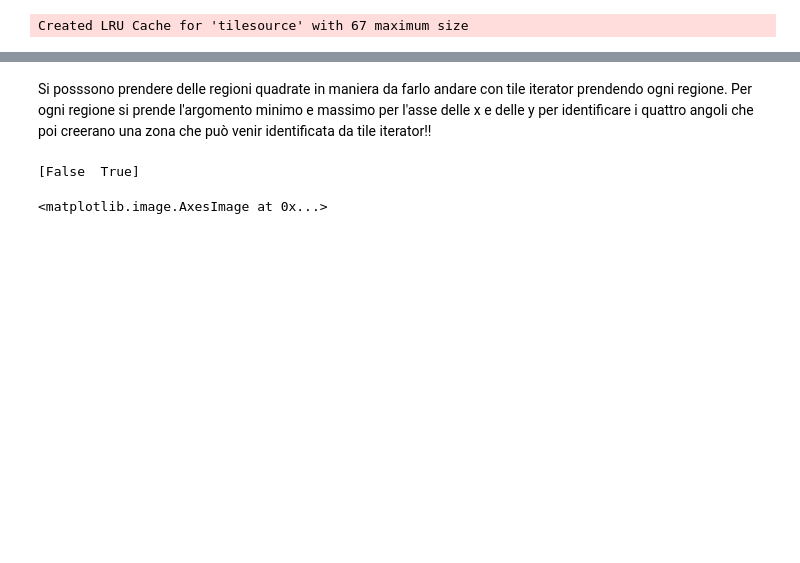
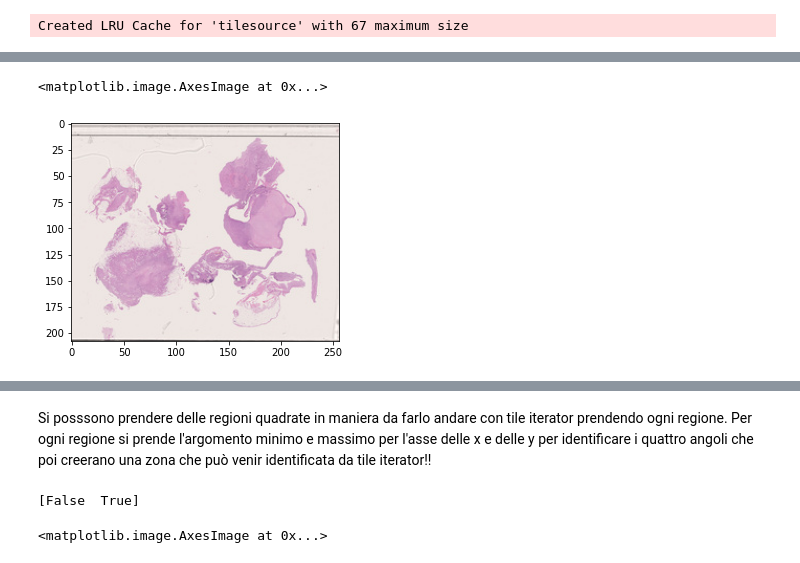
Before and after one commit to davibuss/Bioinformatics, a Jupyter notebook: PatientNet.ipynb, the cells around one changed output, grey strips where cells are left out. Cells and saved outputs as stored; diff of their text form; code cells hidden in the pictures; blank space fills up the shorter version.

```diff
--- a/PatientNet.ipynb
+++ b/PatientNet.ipynb
@@ -174,6 +161,18 @@ def getMask(ts):
   #display image
   arr = np.array(dt)
   return get_tissue_mask(arr)
+# %%
+tum = ts.getThumbnail(kwargs={})
+
+file_jpgdata = BytesIO(tum[0])
+dt = PIL.Image.open(file_jpgdata)
+
+#display image
+arr = np.array(dt)
+plt.imshow(arr)
+# %% [output]
+<matplotlib.image.AxesImage at 0x...>
+[figure, added]
 # %%
 labeled , mask = getMask(ts)
 plt.imshow(mask)
```
Also changed, not shown: parts of 18 cells of this notebook.
